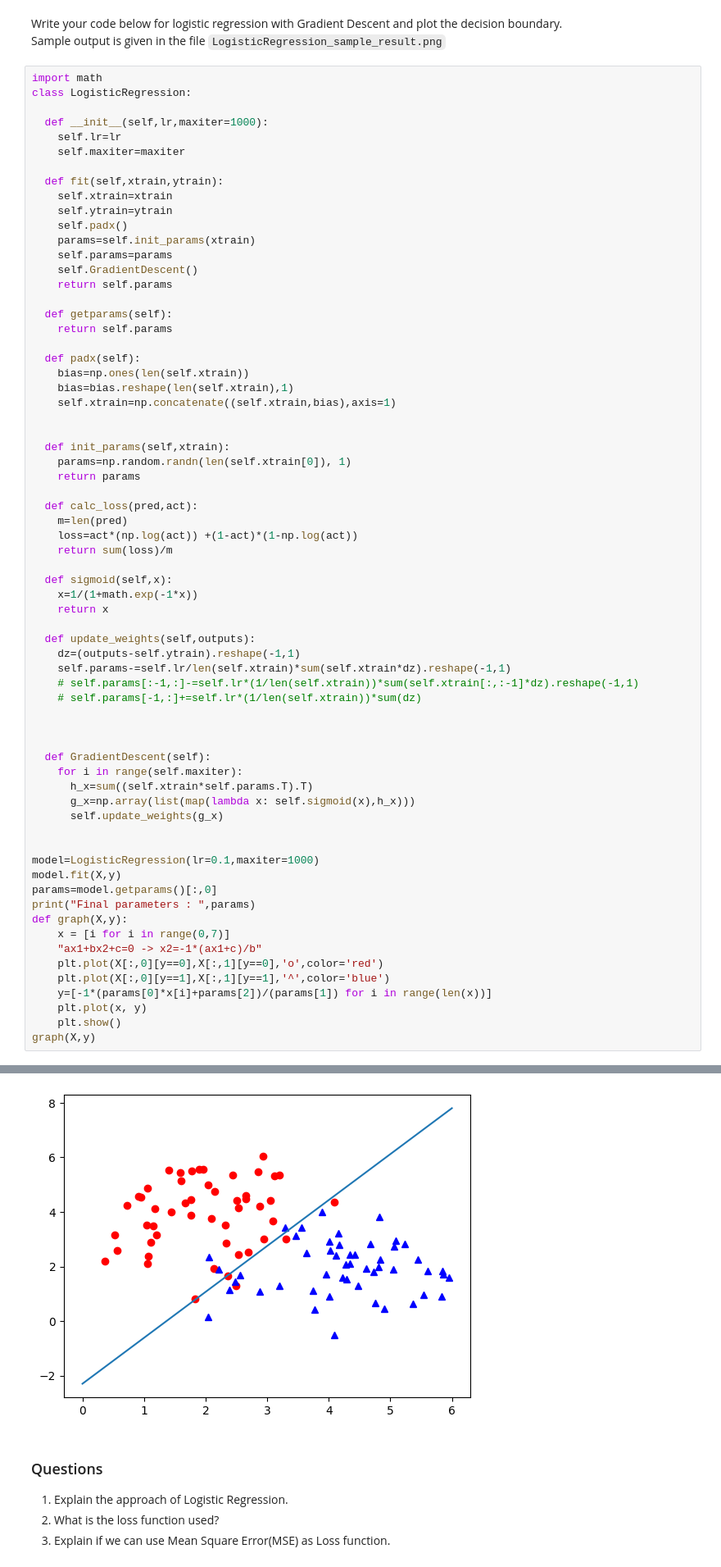
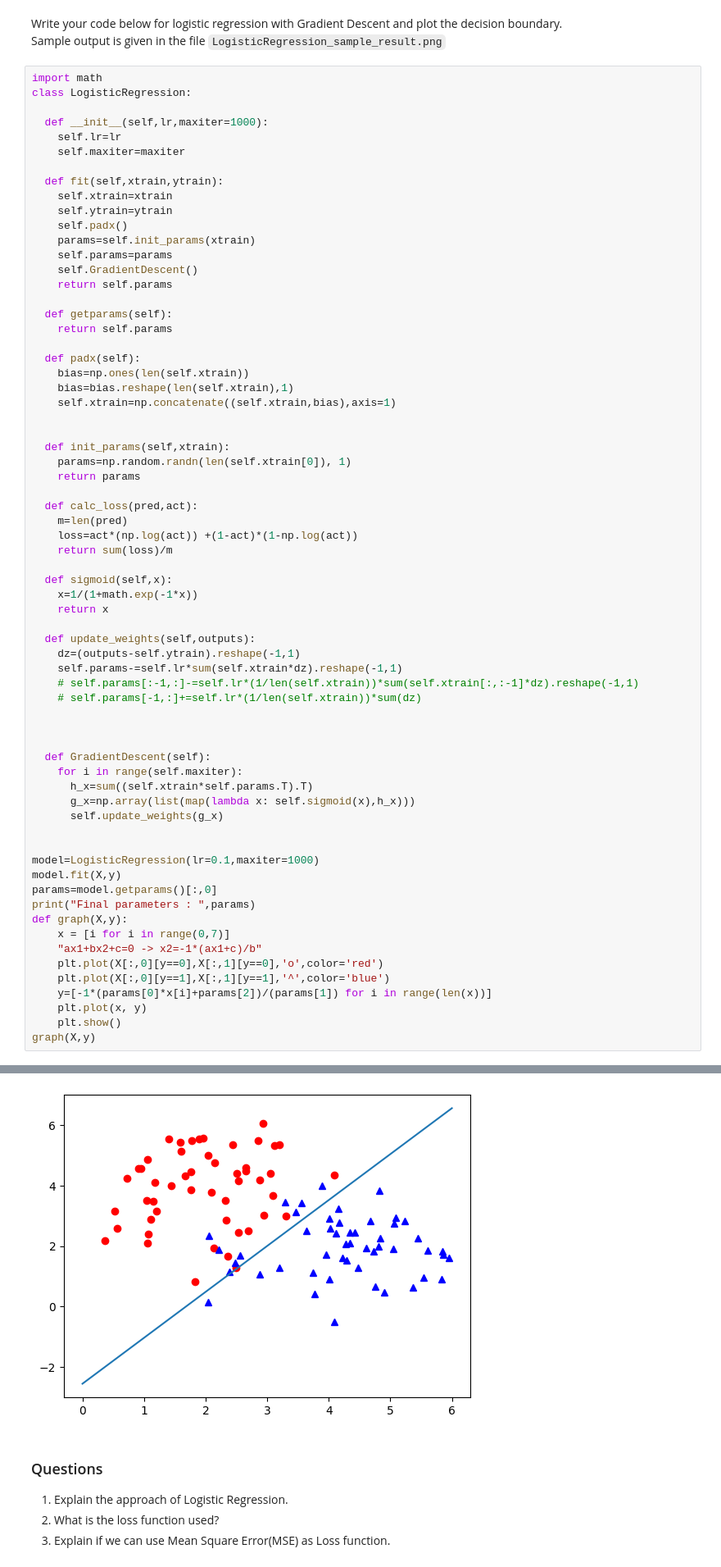
Before and after one commit to shiridikumar/SMAI_assignment, a Jupyter notebook: 2021121005_Q3.ipynb, the cells around one changed output, grey strips where cells are left out. Shown at 82% size. Cells and saved outputs as stored; diff of their text form.

```diff
--- a/2021121005_Q3.ipynb
+++ b/2021121005_Q3.ipynb
@@ -78,7 +78,7 @@ class LogisticRegression:
 
   def update_weights(self,outputs):
     dz=(outputs-self.ytrain).reshape(-1,1)
-    self.params-=self.lr/len(self.xtrain)*sum(self.xtrain*dz).reshape(-1,1)
+    self.params-=self.lr*sum(self.xtrain*dz).reshape(-1,1)
     # self.params[:-1,:]-=self.lr*(1/len(self.xtrain))*sum(self.xtrain[:,:-1]*dz).reshape(-1,1)
     # self.params[-1,:]+=self.lr*(1/len(self.xtrain))*sum(dz)
 
@@ -109,4 +109,4 @@ Final parameters :  [ 3.48734621 -2.07103124 -4.76009932]
-[figure, old version]
+[figure, new version]
 # %% [markdown]
 ### Questions
 
```
Also changed, not shown: parts of 1 cell of this notebook, 6 other files.
